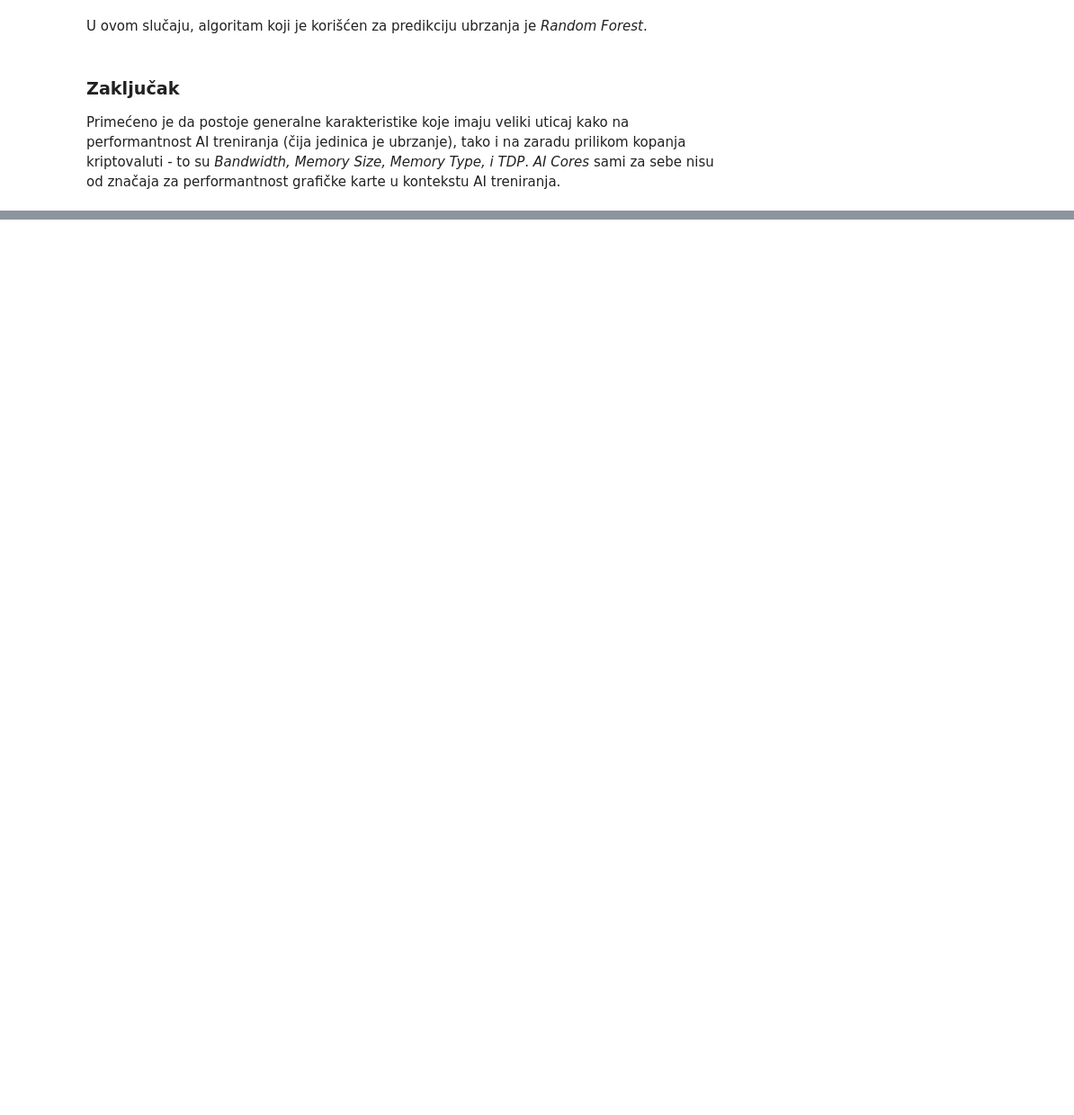
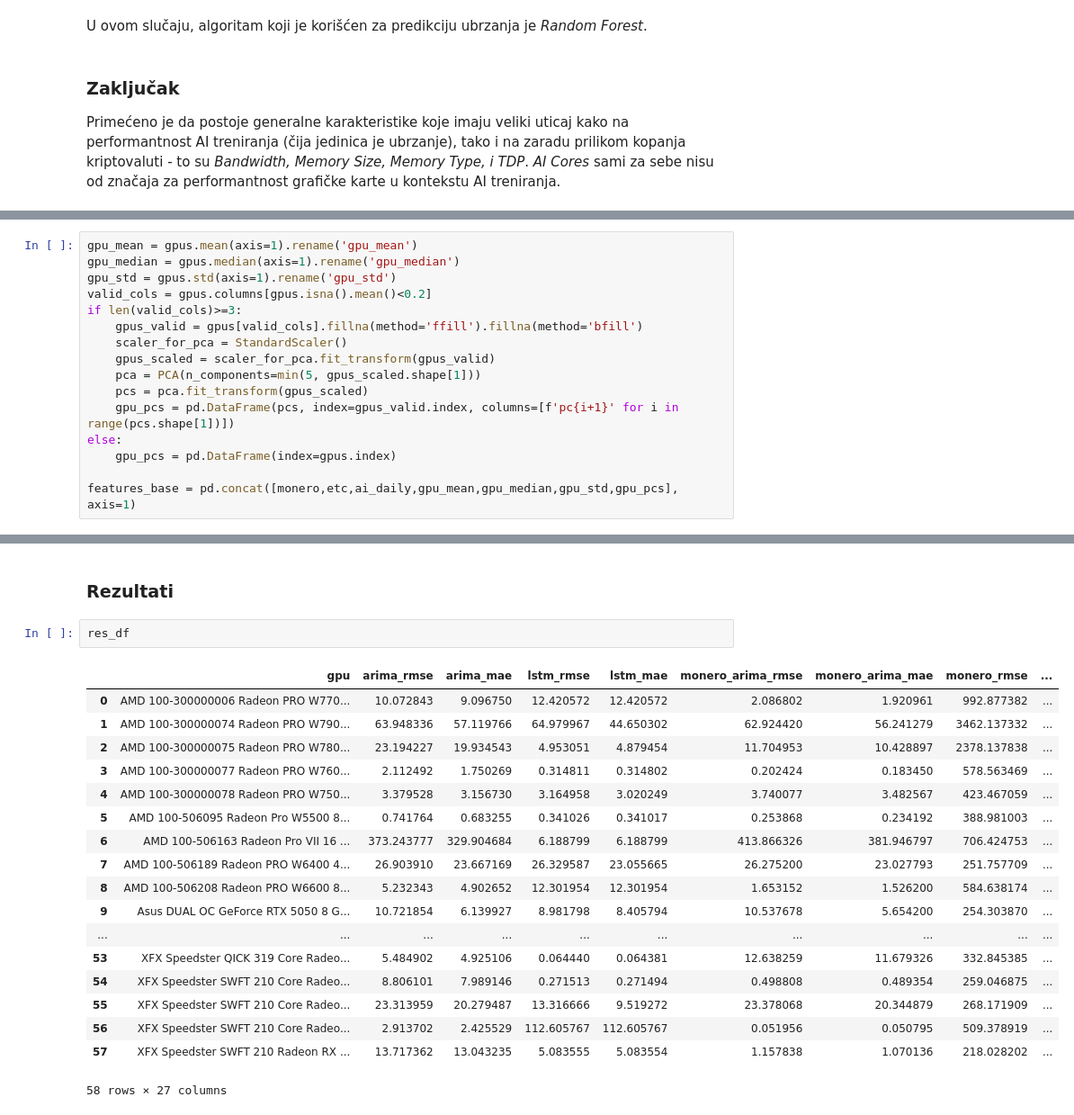
Before and after one commit to dXellor/consumer-gpu-price-analysis, a Jupyter notebook: project.ipynb, the cells around one changed output, grey strips where cells are left out. Shown at 90% size. Drawn from its saved outputs; the diff is of its cells as text; blank space fills up the shorter version.

```diff
--- a/project.ipynb
+++ b/project.ipynb
@@ -1395,0 +1567,16 @@ Primećeno je da postoje generalne karakteristike koje imaju veliki uticaj kako
+# %%
+gpu_mean = gpus.mean(axis=1).rename('gpu_mean')
+gpu_median = gpus.median(axis=1).rename('gpu_median')
+gpu_std = gpus.std(axis=1).rename('gpu_std')
+valid_cols = gpus.columns[gpus.isna().mean()<0.2]
+if len(valid_cols)>=3:
+    gpus_valid = gpus[valid_cols].fillna(method='ffill').fillna(method='bfill')
+    scaler_for_pca = StandardScaler()
+    gpus_scaled = scaler_for_pca.fit_transform(gpus_valid)
+    pca = PCA(n_components=min(5, gpus_scaled.shape[1]))
+    pcs = pca.fit_transform(gpus_scaled)
+    gpu_pcs = pd.DataFrame(pcs, index=gpus_valid.index, columns=[f'pc{i+1}' for i in range(pcs.shape[1])])
+else:
+    gpu_pcs = pd.DataFrame(index=gpus.index)
+
+features_base = pd.concat([monero,etc,ai_daily,gpu_mean,gpu_median,gpu_std,gpu_pcs], axis=1)
@@ -1395,0 +1748,23 @@ Primećeno je da postoje generalne karakteristike koje imaju veliki uticaj kako
+# %% [markdown]
+### Rezultati
+# %%
+res_df
+# %% [output]
+|  | gpu | arima_rmse | arima_mae | lstm_rmse | lstm_mae | monero_arima_rmse | monero_arima_mae | monero_rmse | ... |
+| 0 | AMD 100-300000006 Radeon PRO W770... | 10.072843 | 9.096750 | 12.420572 | 12.420572 | 2.086802 | 1.920961 | 992.877382 | ... |
+| 1 | AMD 100-300000074 Radeon PRO W790... | 63.948336 | 57.119766 | 64.979967 | 44.650302 | 62.924420 | 56.241279 | 3462.137332 | ... |
+| 2 | AMD 100-300000075 Radeon PRO W780... | 23.194227 | 19.934543 | 4.953051 | 4.879454 | 11.704953 | 10.428897 | 2378.137838 | ... |
+| 3 | AMD 100-300000077 Radeon PRO W760... | 2.112492 | 1.750269 | 0.314811 | 0.314802 | 0.202424 | 0.183450 | 578.563469 | ... |
+| 4 | AMD 100-300000078 Radeon PRO W750... | 3.379528 | 3.156730 | 3.164958 | 3.020249 | 3.740077 | 3.482567 | 423.467059 | ... |
+| 5 | AMD 100-506095 Radeon Pro W5500 8... | 0.741764 | 0.683255 | 0.341026 | 0.341017 | 0.253868 | 0.234192 | 388.981003 | ... |
+| 6 | AMD 100-506163 Radeon Pro VII 16 ... | 373.243777 | 329.904684 | 6.188799 | 6.188799 | 413.866326 | 381.946797 | 706.424753 | ... |
+| 7 | AMD 100-506189 Radeon PRO W6400 4... | 26.903910 | 23.667169 | 26.329587 | 23.055665 | 26.275200 | 23.027793 | 251.757709 | ... |
+| 8 | AMD 100-506208 Radeon PRO W6600 8... | 5.232343 | 4.902652 | 12.301954 | 12.301954 | 1.653152 | 1.526200 | 584.638174 | ... |
+| 9 | Asus DUAL OC GeForce RTX 5050 8 G... | 10.721854 | 6.139927 | 8.981798 | 8.405794 | 10.537678 | 5.654200 | 254.303870 | ... |
+| ... | ... | ... | ... | ... | ... | ... | ... | ... | ... |
+| 53 | XFX Speedster QICK 319 Core Radeo... | 5.484902 | 4.925106 | 0.064440 | 0.064381 | 12.638259 | 11.679326 | 332.845385 | ... |
+| 54 | XFX Speedster SWFT 210 Core Radeo... | 8.806101 | 7.989146 | 0.271513 | 0.271494 | 0.498808 | 0.489354 | 259.046875 | ... |
+| 55 | XFX Speedster SWFT 210 Core Radeo... | 23.313959 | 20.279487 | 13.316666 | 9.519272 | 23.378068 | 20.344879 | 268.171909 | ... |
+| 56 | XFX Speedster SWFT 210 Core Radeo... | 2.913702 | 2.425529 | 112.605767 | 112.605767 | 0.051956 | 0.050795 | 509.378919 | ... |
+| 57 | XFX Speedster SWFT 210 Radeon RX ... | 13.717362 | 13.043235 | 5.083555 | 5.083554 | 1.157838 | 1.070136 | 218.028202 | ... |
+58 rows × 27 columns
```
Also changed, not shown: parts of 21 cells of this notebook, 3 other files.
